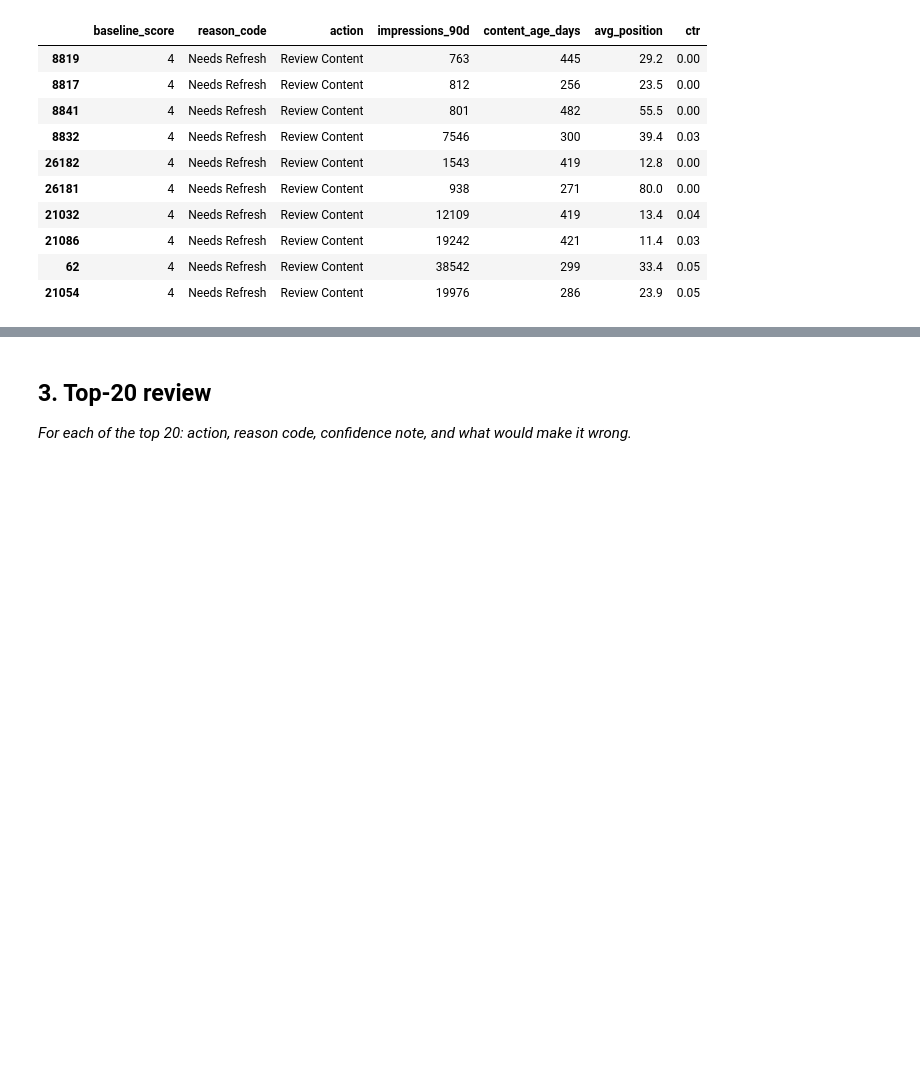
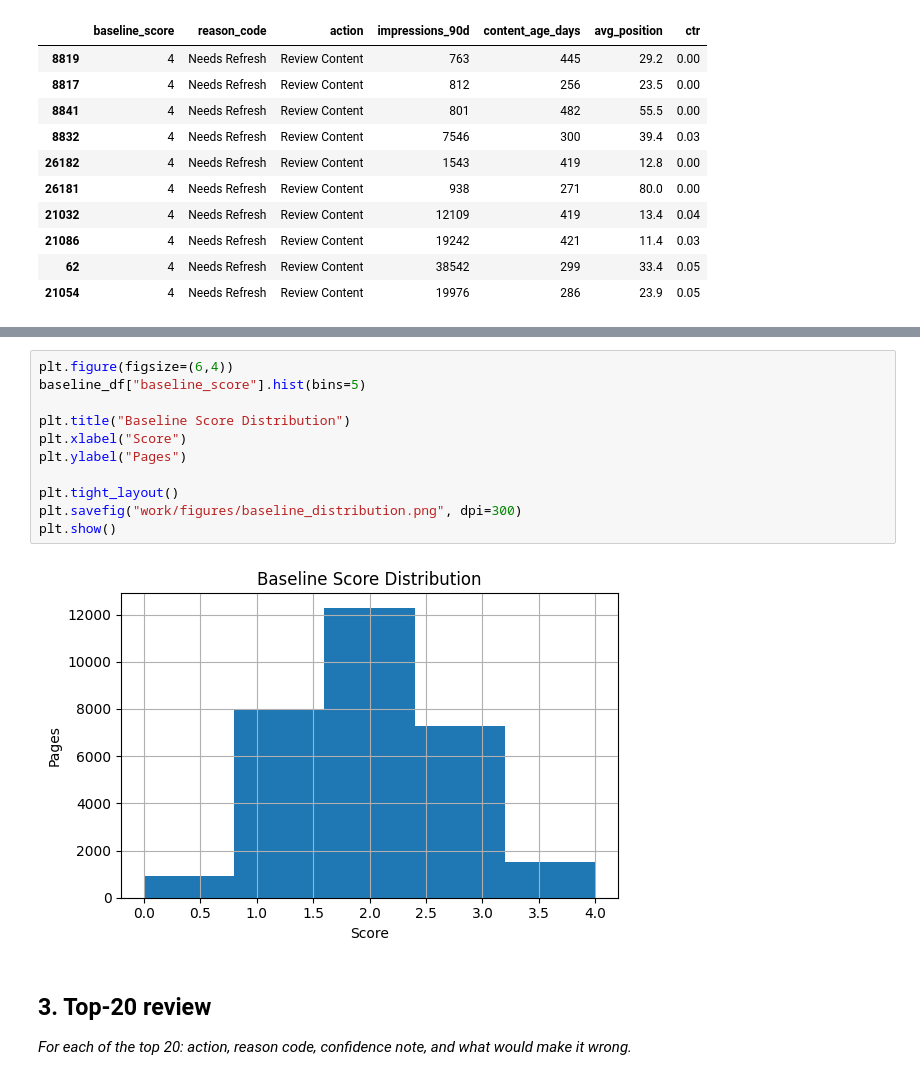
Before and after one commit to muneebulhaq02/flyrank-ml-internship, a Jupyter notebook: work/notebooks/w04_baseline_score.ipynb, the cells around one changed output, grey strips where cells are left out. Drawn from its saved outputs; the diff is of its cells as text; blank space fills up the shorter version.

```diff
--- a/work/notebooks/w04_baseline_score.ipynb
+++ b/work/notebooks/w04_baseline_score.ipynb
@@ -231,3 +247,16 @@ Rows: 30000
+# %%
+plt.figure(figsize=(6,4))
+baseline_df["baseline_score"].hist(bins=5)
+
+plt.title("Baseline Score Distribution")
+plt.xlabel("Score")
+plt.ylabel("Pages")
+
+plt.tight_layout()
+plt.savefig("work/figures/baseline_distribution.png", dpi=300)
+plt.show()
+# %% [output]
+[figure, added]
 # %% [markdown]
 ## 3. Top-20 review
 
```
Also changed, not shown: parts of 2 cells of this notebook.
